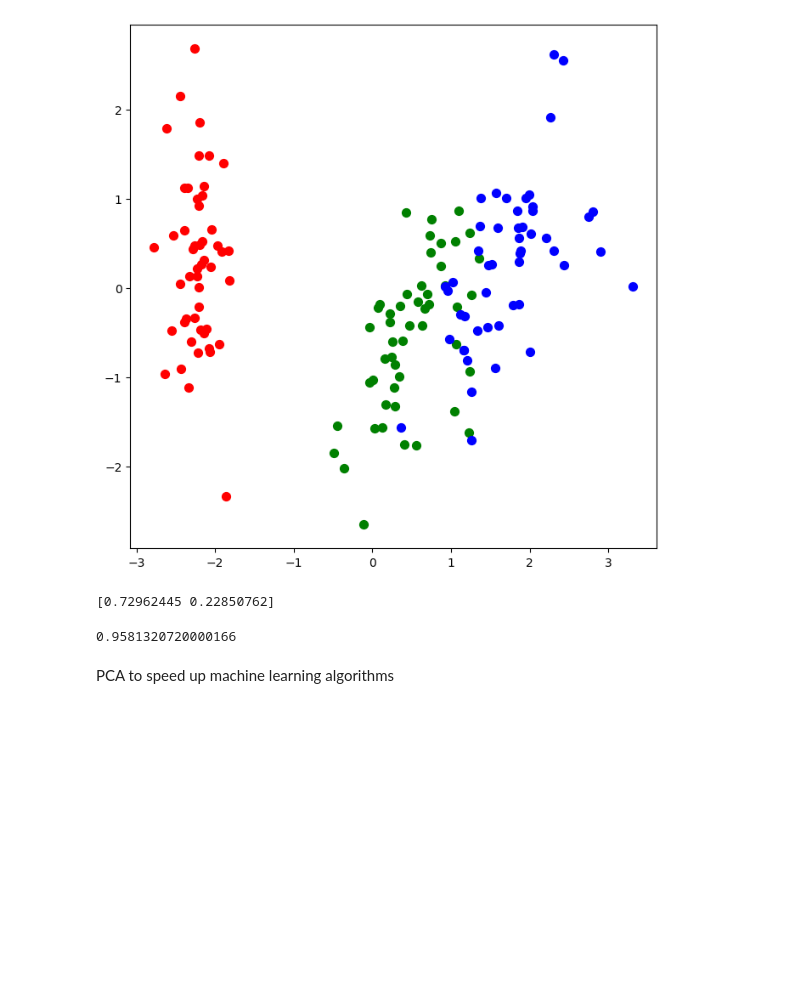
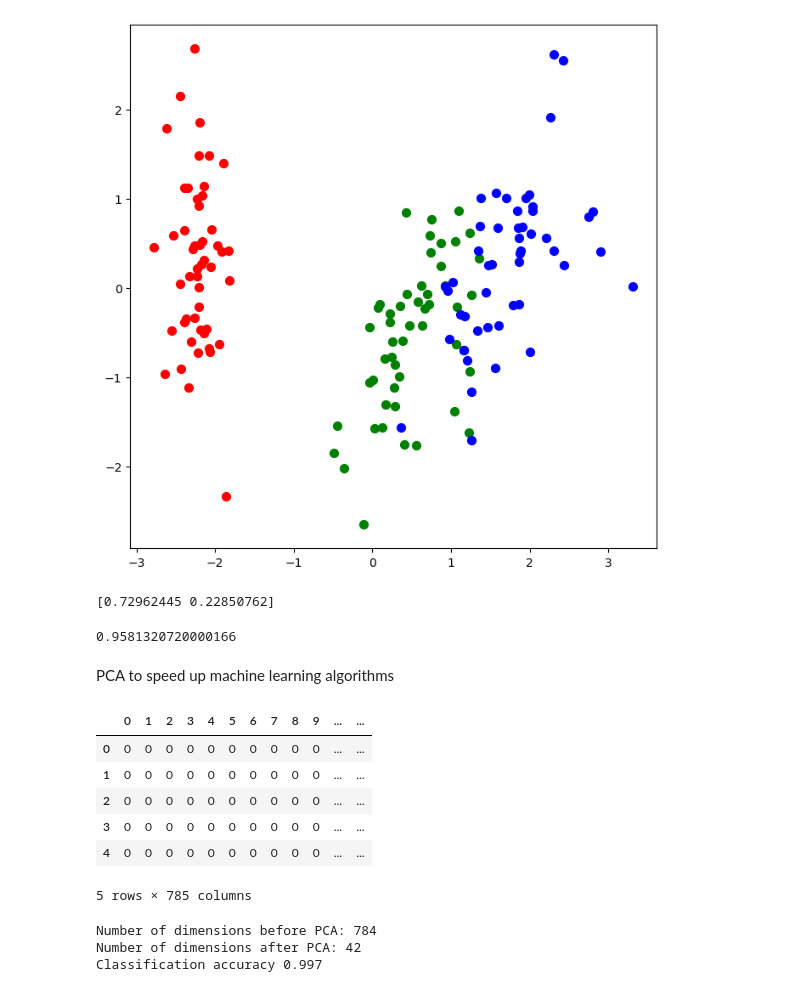
Before and after one commit to FranciscoNav/springboard, a Jupyter notebook: Principal_Component_Analysis(PCA).ipynb, the cells around one changed output. Drawn from its saved outputs; the diff is of its cells as text; code cells hidden in the pictures; blank space fills up the shorter version.

```diff
--- a/Principal_Component_Analysis(PCA).ipynb
+++ b/Principal_Component_Analysis(PCA).ipynb
@@ -97,3 +97,13 @@ from sklearn.model_selection import train_test_split
 from sklearn.linear_model import LogisticRegression
 # %%
 # Load the dataset
+mnist_df = pd.read_csv('/content/sample_data/MNISTonly0_1.csv')
+mnist_df.head()
+# %% [output]
+|  | 0 | 1 | 2 | 3 | 4 | 5 | 6 | 7 | 8 | 9 | ... | ... |
+| 0 | 0 | 0 | 0 | 0 | 0 | 0 | 0 | 0 | 0 | 0 | ... | ... |
+| 1 | 0 | 0 | 0 | 0 | 0 | 0 | 0 | 0 | 0 | 0 | ... | ... |
+| 2 | 0 | 0 | 0 | 0 | 0 | 0 | 0 | 0 | 0 | 0 | ... | ... |
+| 3 | 0 | 0 | 0 | 0 | 0 | 0 | 0 | 0 | 0 | 0 | ... | ... |
+| 4 | 0 | 0 | 0 | 0 | 0 | 0 | 0 | 0 | 0 | 0 | ... | ... |
+5 rows × 785 columns
@@ -99,0 +125,23 @@ from sklearn.linear_model import LogisticRegression
+# %%
+# PCA then logistic regression
+# n_components - .90 means that scikit-learn will shoose the minimum number of principals components such that 90% of the variance is retained
+pca = PCA(n_components=.90)
+
+# Fit PCA on training set only
+pca.fit(x_train)
+
+# Apply the mapping (transform)to both the training set and the test set
+x_train = pca.transform(x_train)
+x_test = pca.transform(x_test)
+
+# logistic Regression
+clf = LogisticRegression()
+clf.fit(x_train, y_train)
+
+print('Number of dimensions before PCA:',str(len(pixel_colnames)))
+print('Number of dimensions after PCA:', pca.n_components_)
+print('Classification accuracy', clf.score(x_test, y_test))
+# %% [output]
+Number of dimensions before PCA: 784
+Number of dimensions after PCA: 42
+Classification accuracy 0.997
```
Also changed, not shown: parts of 2 cells of this notebook.
